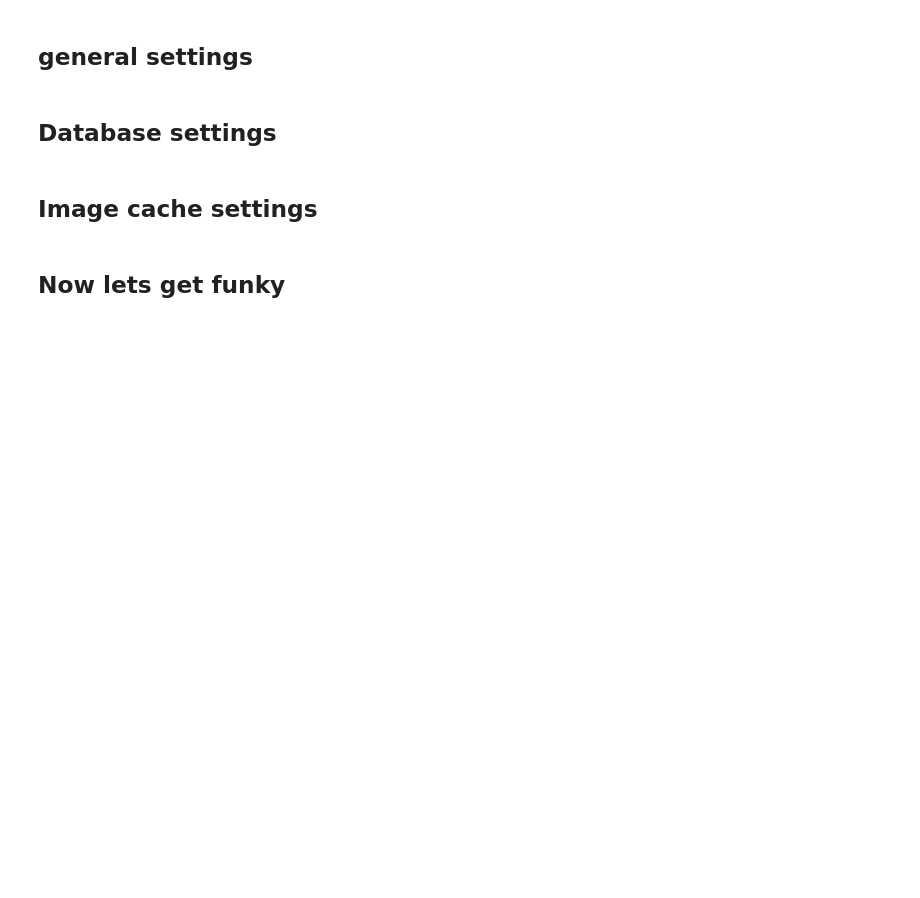
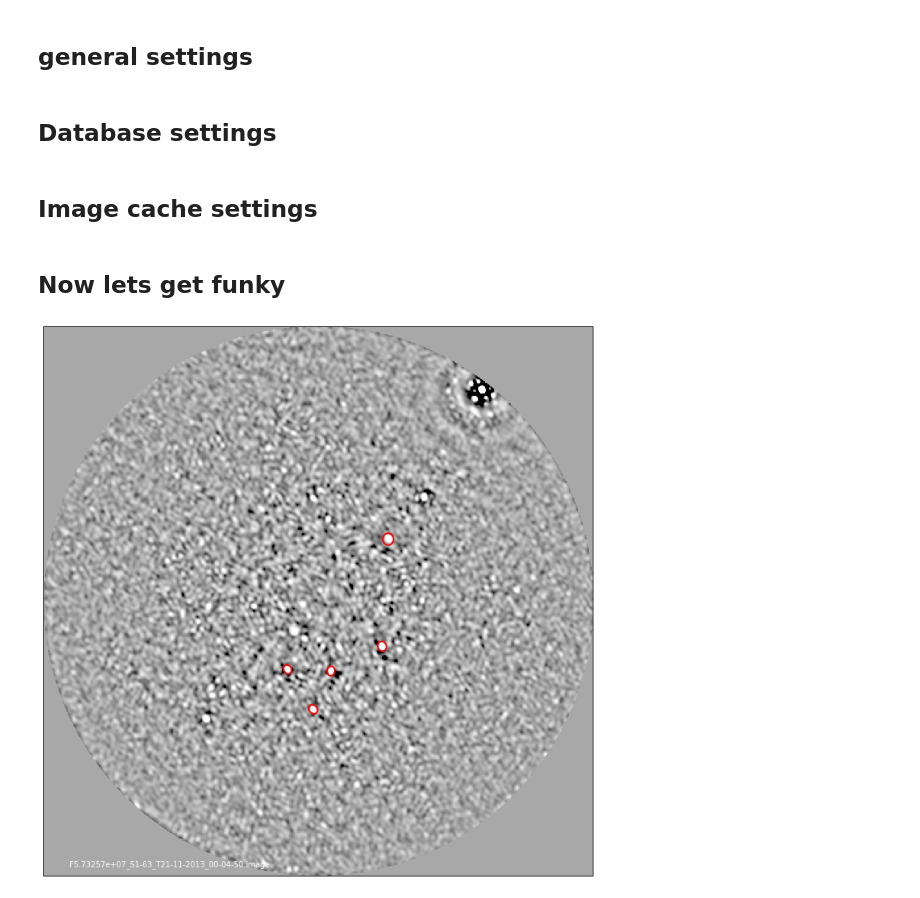
Before and after one commit to transientskp/notebooks, a Jupyter notebook: trap movie.ipynb, the cells around one changed output. Drawn from its saved outputs; the diff is of its cells as text; code cells hidden in the pictures; blank space fills up the shorter version.

Commit message:
add notes about scale and color

```diff
--- a/trap movie.ipynb
+++ b/trap movie.ipynb
@@ -77,29 +78,35 @@ fitss = [fits.open(gfs.get_last_version(i.url)) for i in images]
 # get the sources for all images
 sourcess = [session.query(Extractedsource).filter(Extractedsource.image==image).all() for image in images]
 # %%
-combined = zip(images, fitss, sourcess)
+combined = [zip(images, fitss, sourcess)[0]]
 for index, (image, fits, sources) in enumerate(combined):
     fig = pyplot.figure(figsize=(image_size, image_size))
     plot = FITSFigure(fits, subplot=[0, 0, 1, 1], figure=fig)
 
-    # so here you can tweak the image if you want, maybe change contrast or color schema
-    plot.show_grayscale()
+    # so here you can tweak the scale if you want, maybe change contrast or color schema
+    #
+    # http://aplpy.readthedocs.org/en/stable/normalize.html
+    #
+    plot.show_grayscale(stretch='sqrt')
+    #plot.show_colorscale(stretch='sqrt')
+
+    # you probably don't want to change this
     plot.axis_labels.hide()
     plot.tick_labels.hide()
     plot.ticks.hide()
-
-    # you probably don't want to change this
     ra = [source.ra for source in sources]
     dec = [source.decl for source in sources]
     semimajor = [source.semimajor / 900 for source in sources]
     semiminor = [source.semiminor / 900 for source in sources]
     pa = [source.pa + 90 for source in sources]
 
     # this adds the extracted sources, you can configure the colors with the settings above
     color = [source_colors[source.extract_type] for source in sources]
     plot.show_ellipses(ra, dec, semimajor, semiminor, pa, facecolor='none',
                        edgecolor=color, linewidth=2)
 
     # you can change the bottom text here
     plot.add_label(.23, .02, image.url.split('/')[-1], relative=True, color='white')
     plot.save(os.path.join(output_folder, str(index) + '.png'))
+# %% [output]
+[figure, added]
```
Also changed, not shown: parts of 1 cell of this notebook.
